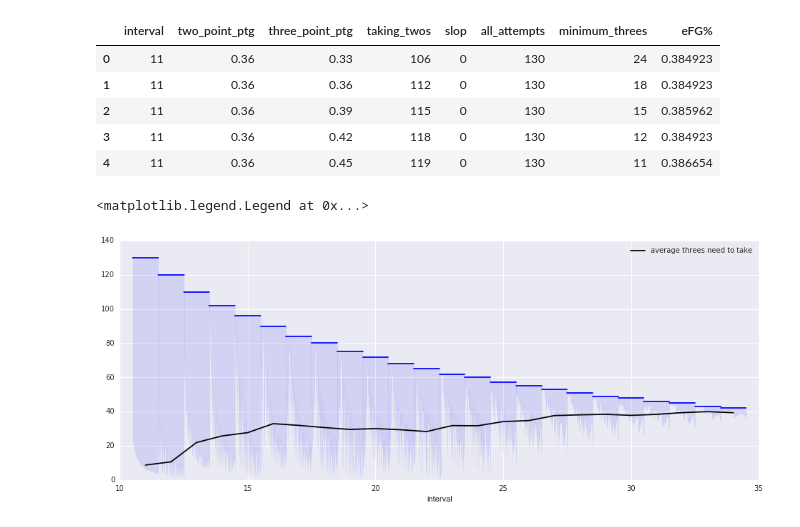
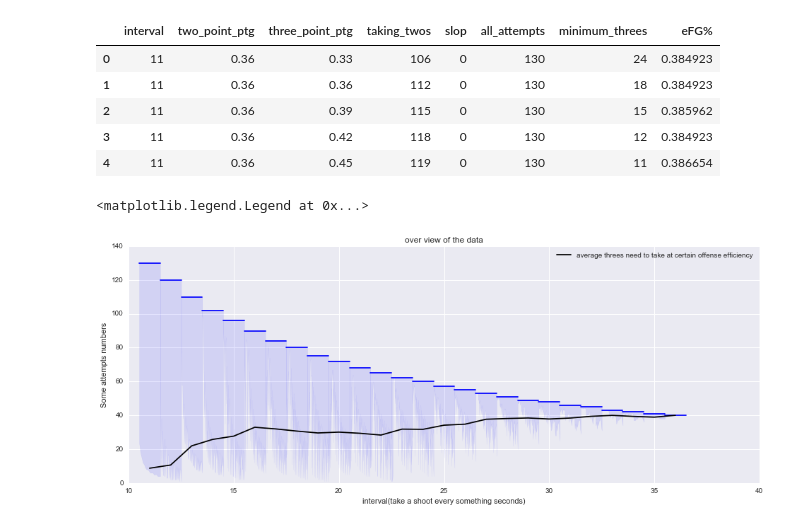
Before and after one commit to nmningmei/intuitive_probability_games, a Jupyter notebook: How can a NBA team get 100 points in just half of the game.ipynb, the cells around one changed output. Drawn from its saved outputs; the diff is of its cells as text; code cells hidden in the pictures.

Commit message:
finalize visualization

```diff
--- a/How can a NBA team get 100 points in just half of the game.ipynb
+++ b/How can a NBA team get 100 points in just half of the game.ipynb
@@ -90,3 +95,0 @@ total attempts =  24
-# %%
-for item in result:
-    print(item)
@@ -144,18 +126,18 @@ intersect.head()
 # %%
 plt.close('all')
 fig,ax = plt.subplots(figsize=(16,6))
 yy=[]
-for interval in pd.unique(intersect['interval'])[:-2]:
+for interval in pd.unique(intersect['interval']):
     temp_df = intersect[intersect['interval']==interval]
     temp_df=temp_df.sort_values(by=['three_point_ptg'])
     xx = np.linspace(interval - 0.5, interval + 0.5,len(temp_df))
     ax.fill_between(xx,temp_df['all_attempts']-temp_df['taking_twos'],
                  temp_df['all_attempts'],temp_df['minimum_threes'],alpha=0.1,color='blue')
     ax.plot(xx,temp_df['all_attempts'],alpha=1.,color='b',label='')
     yy.append(np.mean(temp_df['all_attempts']-temp_df['taking_twos']))
-ax.plot(pd.unique(intersect['interval'])[:-2],yy,alpha=1.,color='k',label='average threes need to take')
-ax.set(xlabel='interval')
+ax.plot(pd.unique(intersect['interval']),yy,alpha=1.,color='k',label='average threes need to take at certain offense efficiency')
+ax.set(xlabel='interval(take a shoot every something seconds)',title='over view of the data',ylabel='Some attempts numbers')
 ax.legend(loc='best')
 # %% [output]
 <matplotlib.legend.Legend at 0x...>
-[figure, old version]
+[figure, new version]
```
Also changed, not shown: parts of 16 cells of this notebook.
